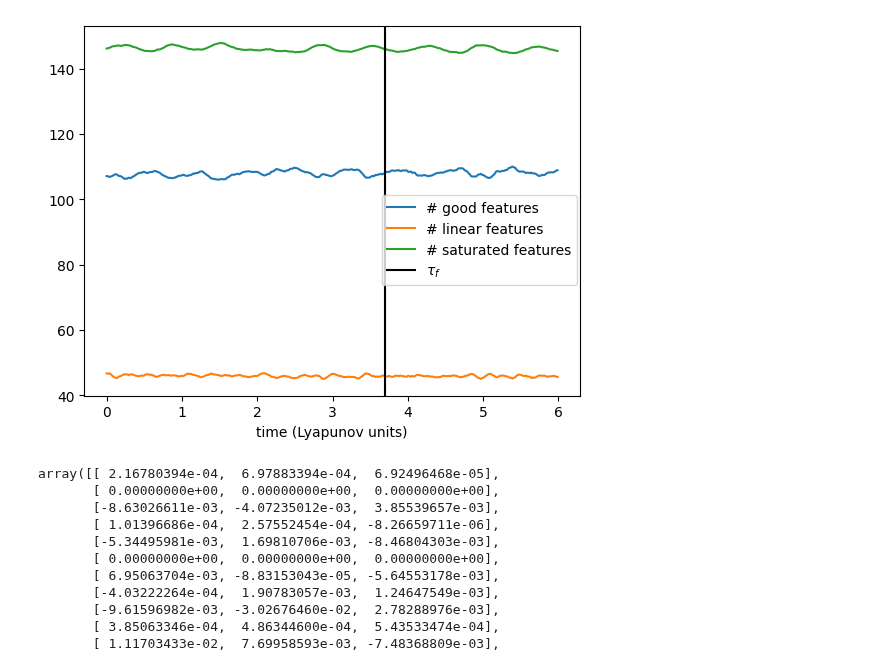
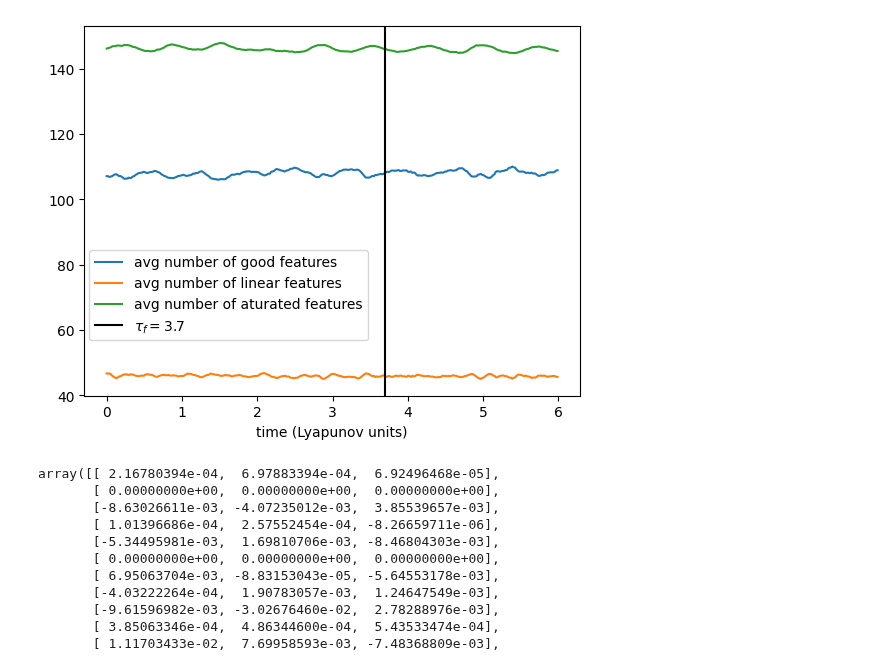
Before and after one commit to pinakm9/random-feature-map, a Jupyter notebook: notebooks/persistence.ipynb, the cells around one changed output. Saved outputs shown, nothing was run; the diff lists cells and outputs as text; code cells hidden in the pictures.

Commit message:
plots

```diff
--- a/notebooks/persistence.ipynb
+++ b/notebooks/persistence.ipynb
@@ -80,16 +80,17 @@ Time taken by compute_tau_f_ is 0.0057 seconds
 array([3.9676])
 # %%
 t = np.arange(330)*0.02*0.91
-plt.plot(t, mgls[:, 0], label='# good features')
-plt.plot(t, mgls[:, 1], label='# linear features')
-plt.plot(t, mgls[:, 2], label='# saturated features')
-plt.axvline(3.7, c='black', label=r'$\tau_f$')
+plt.plot(t, mgls[:, 0], label='avg number of good features')
+plt.plot(t, mgls[:, 1], label='avg number of linear features')
+plt.plot(t, mgls[:, 2], label='avg number of aturated features')
+plt.axvline(3.7, c='black', label=r'$\tau_f=3.7$')
 plt.xlabel('time (Lyapunov units)')
 # plt.title('How features produced by a trained NN evolve in time as you keep recursing')
-plt.legend(loc=(0.6, 0.3))
+plt.legend(loc=(0.01, 0.15))
+# plt.xlim((0, 7.5))
 plt.savefig('../data/plots/nn-feature-evol-all.png')
 # %% [output]
-[figure, old version]
+[figure, new version]
 # %%
 W_in
 # %% [output]
```
Also changed, not shown: parts of 1 cell of this notebook, 3 other files.
